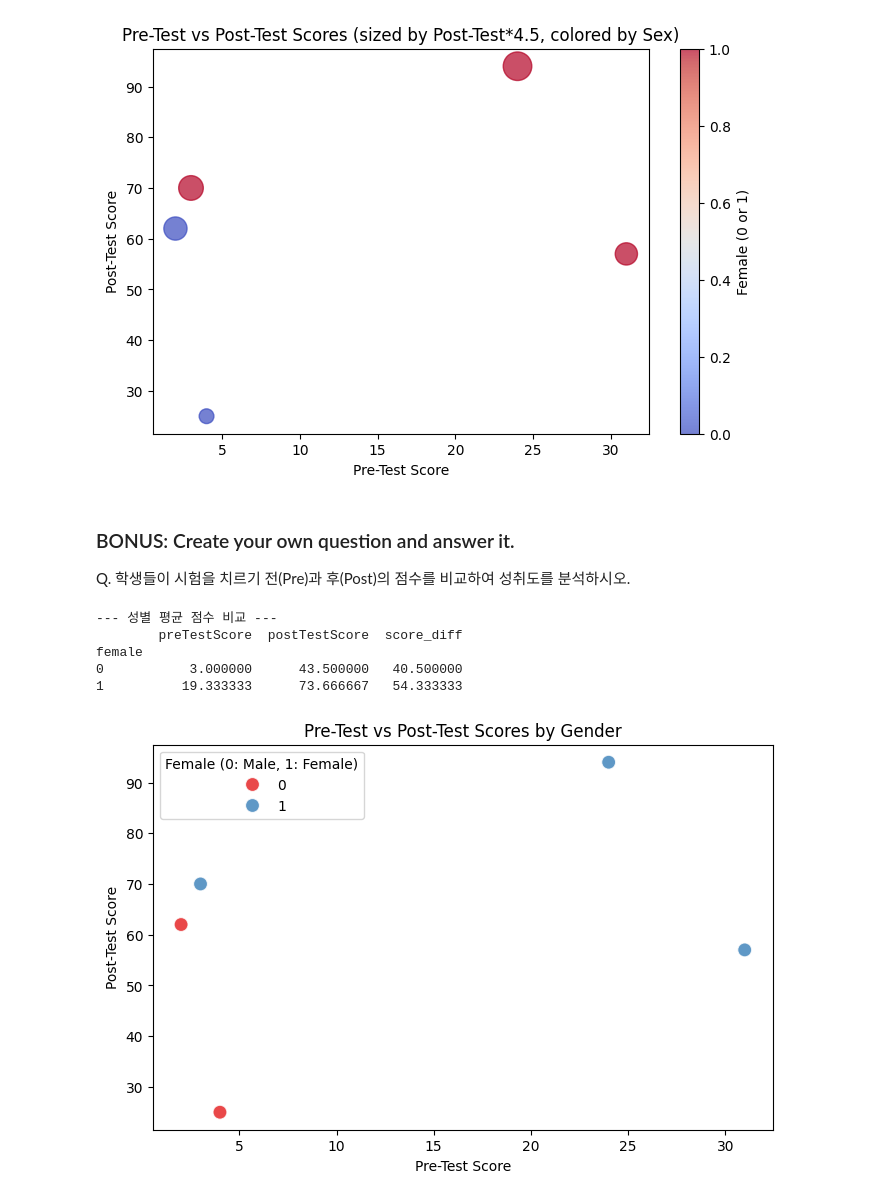
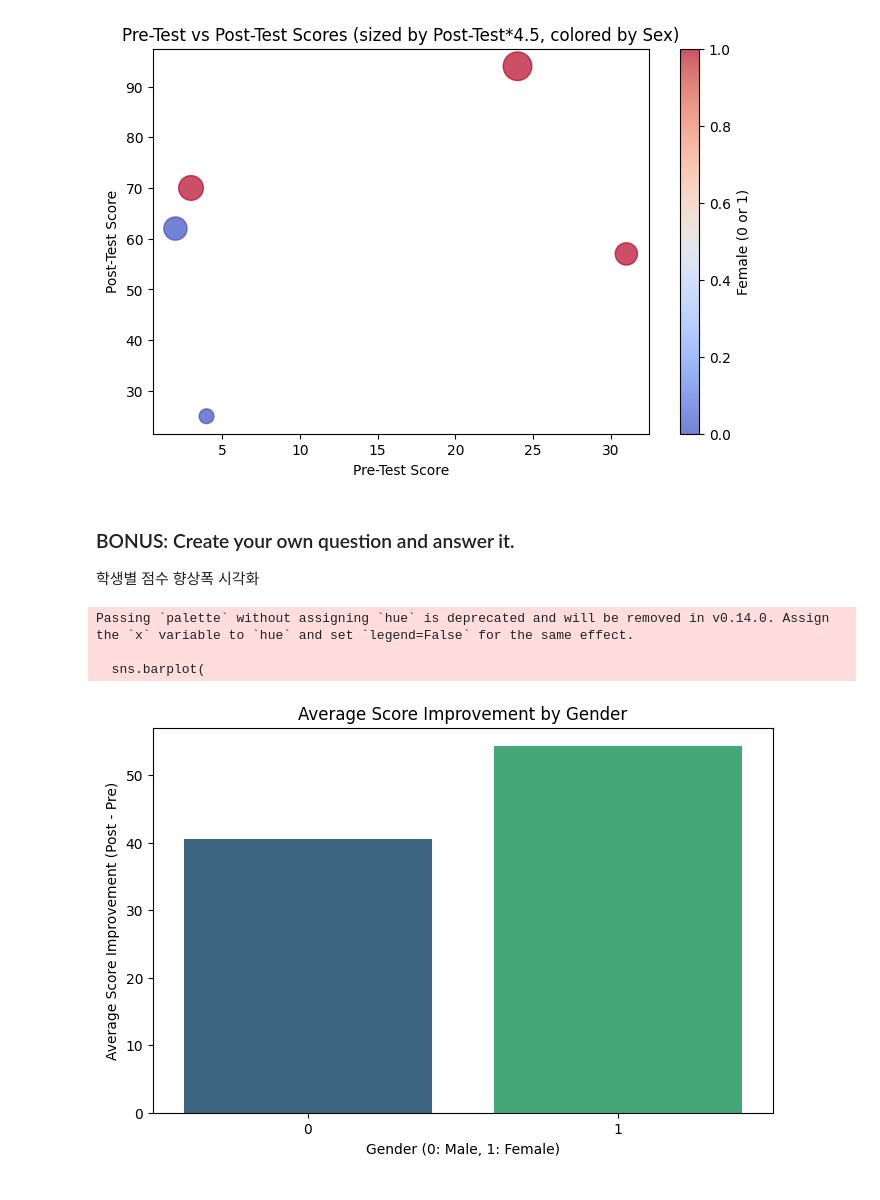
Before and after one commit to suyon0416/26-2_ESAA_YB, a Jupyter notebook: YB_0918(2)_exercises_scores_exercises.ipynb, the cells around one changed output. Cells and saved outputs as stored; diff of their text form; code cells hidden in the pictures.

```diff
--- a/YB_0918(2)_exercises_scores_exercises.ipynb
+++ b/YB_0918(2)_exercises_scores_exercises.ipynb
@@ -85,40 +85,31 @@ plt.show()
 # %% [markdown]
 ### BONUS: Create your own question and answer it.
 
-Q. 학생들이 시험을 치르기 전(Pre)과 후(Post)의 점수를 비교하여 성취도를 분석하시오.
+학생별 점수 향상폭 시각화
-# %%
-# 1. 전처리: 사후 점수에서 사전 점수를 뺀 '점수 향상폭(score_diff)' 파생 변수 생성
-df['score_diff'] = df['postTestScore'] - df['preTestScore']
-
-# 2. 그룹화: 성별(female)에 따른 사전/사후 테스트 평균 점수 비교
-gender_grouped = df.groupby('female')[['preTestScore', 'postTestScore', 'score_diff']].mean()
-print("--- 성별 평균 점수 비교 ---")
-print(gender_grouped)
-
-# 3. 시각화: Pre vs Post 산점도 (성별에 따른 색상 구분)
-plt.figure(figsize=(8, 5))
-sns.scatterplot(
-    x='preTestScore',
-    y='postTestScore',
-    hue='female',         # 성별에 따라 색상 다르게 지정
-    data=df,
-    palette='Set1',
-    s=100,                # 점 크기
-    alpha=0.8
-)
-
-# 4. 그래프 레이블 및 제목 설정
-plt.title('Pre-Test vs Post-Test Scores by Gender')
-plt.xlabel('Pre-Test Score')
-plt.ylabel('Post-Test Score')
-plt.legend(title='Female (0: Male, 1: Female)')
-
-# 5. 그래프 출력
-plt.show()
-# %% [output]
---- 성별 평균 점수 비교 ---
-        preTestScore  postTestScore  score_diff
-female
-0           3.000000      43.500000   40.500000
-1          19.333333      73.666667   54.333333
-[figure, removed]
+# %%
+# 1. 전처리: 점수 향상폭(score_diff) 계산
+df['score_diff'] = df['postTestScore'] - df['preTestScore']
+
+# 2. 시각화: 성별에 따른 평균 점수 향상폭 막대그래프
+plt.figure(figsize=(8, 5))
+
+# x축은 성별, y축은 점수 향상폭으로 설정
+sns.barplot(
+    x='female',           # 0: Male, 1: Female
+    y='score_diff',
+    data=df,
+    palette='viridis',     # 색상 테마
+    errorbar=None
+)
+
+# 3. 레이블 및 제목 설정
+plt.title('Average Score Improvement by Gender')
+plt.xlabel('Gender (0: Male, 1: Female)')
+plt.ylabel('Average Score Improvement (Post - Pre)')
+
+plt.show()
+# %% [output]
+Passing `palette` without assigning `hue` is deprecated and will be removed in v0.14.0. Assign the `x` variable to `hue` and set `legend=False` for the same effect.
+
+  sns.barplot(
+[figure, added]
```
